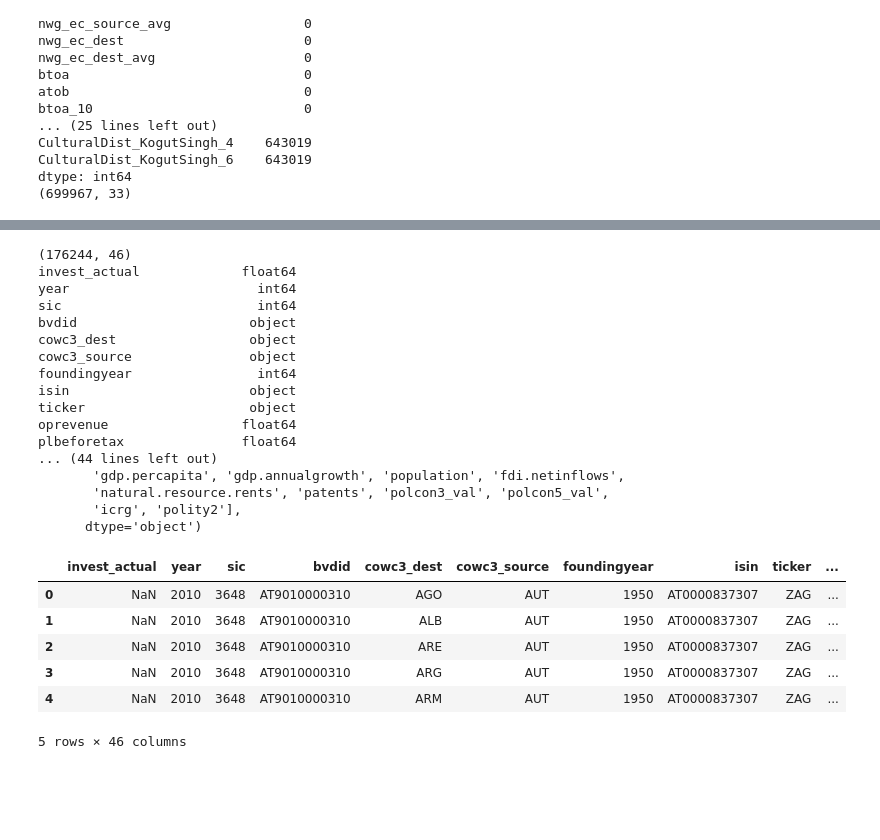
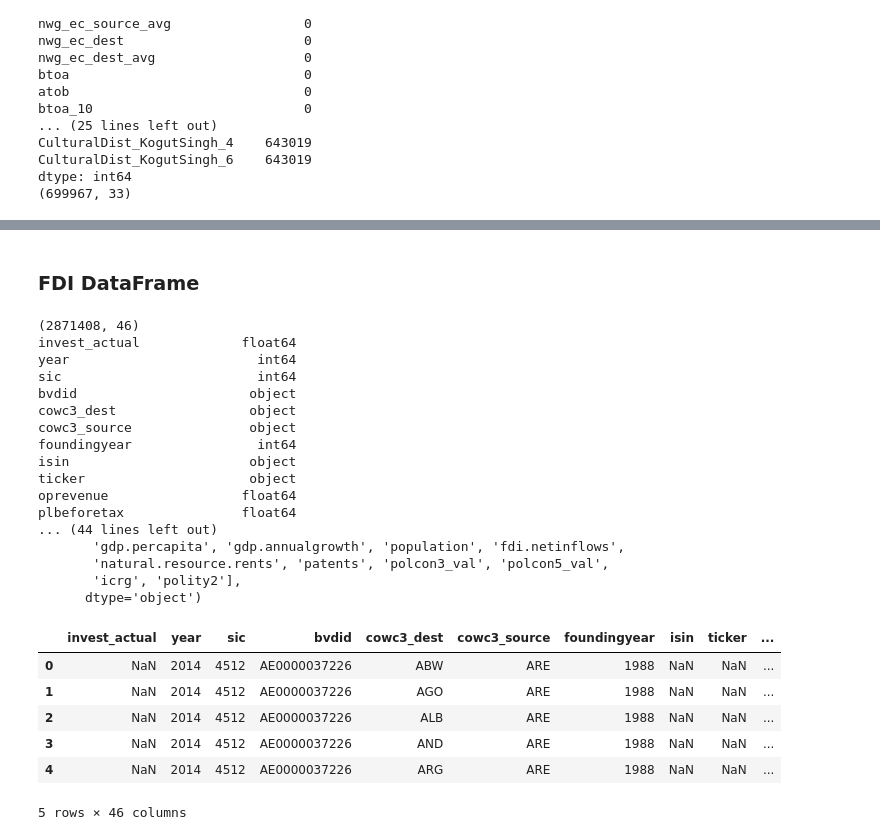
Before and after one commit to lukasthekid/investment-locations-lstm, a Jupyter notebook: preprocessing.ipynb, the cells around one changed output, grey strips where cells are left out. Drawn from its saved outputs; the diff is of its cells as text; code cells hidden in the pictures; blank space fills up the shorter version.

```diff
--- a/preprocessing.ipynb
+++ b/preprocessing.ipynb
@@ -70,31 +110,33 @@ dtype: int64
+# %% [markdown]
+### FDI DataFrame
 # %%
-df_fdi = pd.read_csv('data/fdi.csv')
+df_fdi = pd.read_csv('data/fdi_new.csv')
 print(df_fdi.shape)
 print(df_fdi.dtypes)
 print(df_fdi.columns)
 df_fdi.head()
 # %% [output]
-(176244, 46)
+(2871408, 46)
 invest_actual             float64
 year                        int64
 sic                         int64
 bvdid                      object
 cowc3_dest                 object
 cowc3_source               object
 foundingyear                int64
 isin                       object
 ticker                     object
 oprevenue                 float64
 plbeforetax               float64
 ... (44 lines left out)
        'gdp.percapita', 'gdp.annualgrowth', 'population', 'fdi.netinflows',
        'natural.resource.rents', 'patents', 'polcon3_val', 'polcon5_val',
        'icrg', 'polity2'],
       dtype='object')
 |  | invest_actual | year | sic | bvdid | cowc3_dest | cowc3_source | foundingyear | isin | ticker | ... |
-| 0 | NaN | 2010 | 3648 | AT9010000310 | AGO | AUT | 1950 | AT0000837307 | ZAG | ... |
-| 1 | NaN | 2010 | 3648 | AT9010000310 | ALB | AUT | 1950 | AT0000837307 | ZAG | ... |
-| 2 | NaN | 2010 | 3648 | AT9010000310 | ARE | AUT | 1950 | AT0000837307 | ZAG | ... |
-| 3 | NaN | 2010 | 3648 | AT9010000310 | ARG | AUT | 1950 | AT0000837307 | ZAG | ... |
-| 4 | NaN | 2010 | 3648 | AT9010000310 | ARM | AUT | 1950 | AT0000837307 | ZAG | ... |
+| 0 | NaN | 2014 | 4512 | AE0000037226 | ABW | ARE | 1988 | NaN | NaN | ... |
+| 1 | NaN | 2014 | 4512 | AE0000037226 | AGO | ARE | 1988 | NaN | NaN | ... |
+| 2 | NaN | 2014 | 4512 | AE0000037226 | ALB | ARE | 1988 | NaN | NaN | ... |
+| 3 | NaN | 2014 | 4512 | AE0000037226 | AND | ARE | 1988 | NaN | NaN | ... |
+| 4 | NaN | 2014 | 4512 | AE0000037226 | ARG | ARE | 1988 | NaN | NaN | ... |
 5 rows × 46 columns
```
Also changed, not shown: parts of 11 cells of this notebook, 52 other files.
